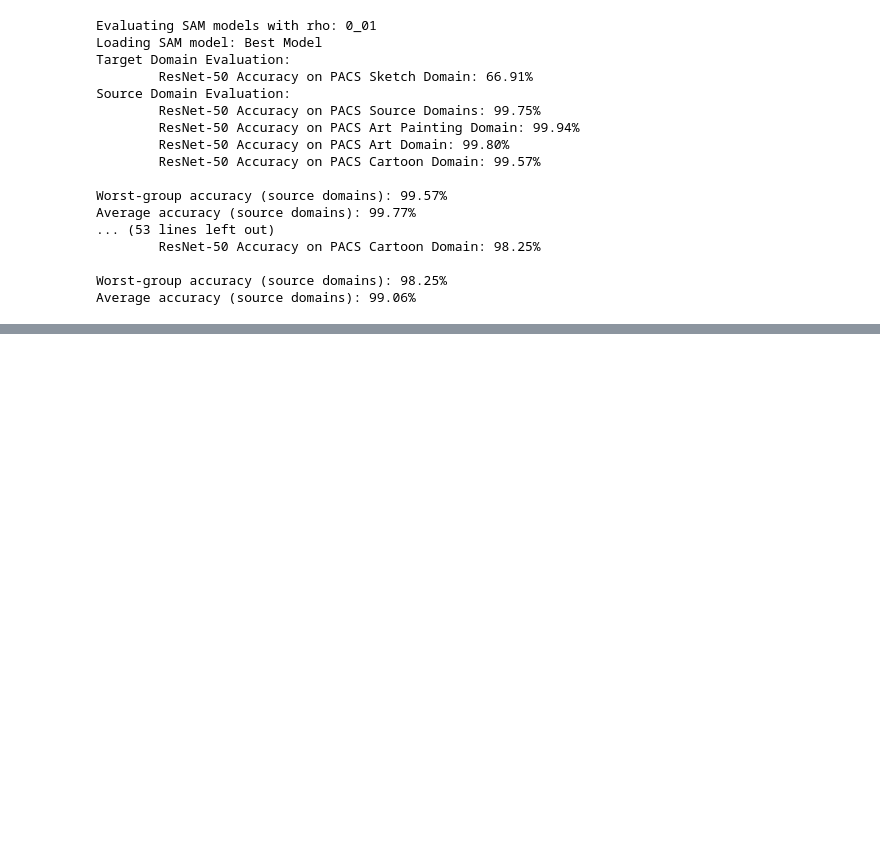
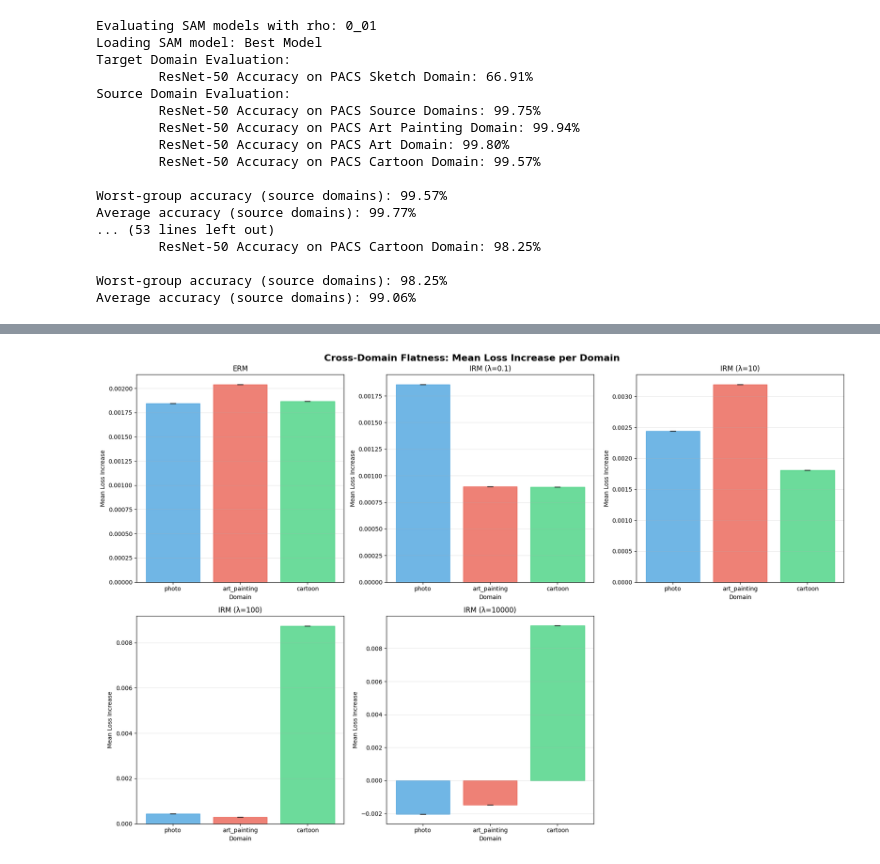
Before and after one commit to faaiz004/ATML-PA2, a Jupyter notebook: Task2_DomainBed.ipynb, the cells around one changed output, grey strips where cells are left out. Drawn from its saved outputs; the diff is of its cells as text; code cells hidden in the pictures; blank space fills up the shorter version.

```diff
--- a/Task2_DomainBed.ipynb
+++ b/Task2_DomainBed.ipynb
@@ -1405,0 +1710,32 @@ print(f"➤ SAM has {(erm_curvature / sam_curvature):.2f}x flatter local region!
+# %%
+fig, axes = plt.subplots(2, 3, figsize=(18, 12))
+fig.suptitle('Cross-Domain Flatness: Mean Loss Increase per Domain', fontsize=16, fontweight='bold')
+
+for idx, model_name in enumerate(models_list):
+    flatness_data = all_flatness_results[model_name]
+    ax = axes[idx // 3, idx % 3]
+
+    domains = list(flatness_data['domain_increases'].keys())
+    domains = [d for d in domains if d != 'sketch']
+    means = [np.mean(flatness_data['domain_increases'][d]) for d in domains if d != 'sketch']
+    stds = [np.std(flatness_data['domain_increases'][d]) for d in domains if d != 'sketch']
+
+    bars = ax.bar(domains, means, yerr=stds, capsize=5, alpha=0.7)
+    ax.set_title(f"{model_name}")
+    ax.set_ylabel('Mean Loss Increase')
+    ax.set_xlabel('Domain')
+    ax.grid(True, alpha=0.3, axis='y')
+
+    # Color bars by domain
+    colors = ['#3498db', '#e74c3c', '#2ecc71', '#f39c12']
+    for bar, color in zip(bars, colors):
+        bar.set_color(color)
+
+# Remove empty subplot
+if len(models_list) < 6:
+    fig.delaxes(axes[1, 2])
+
+plt.tight_layout()
+plt.show()
+# %% [output]
+[figure, added]
```
Also changed, not shown: parts of 14 cells of this notebook, 3 other files.
